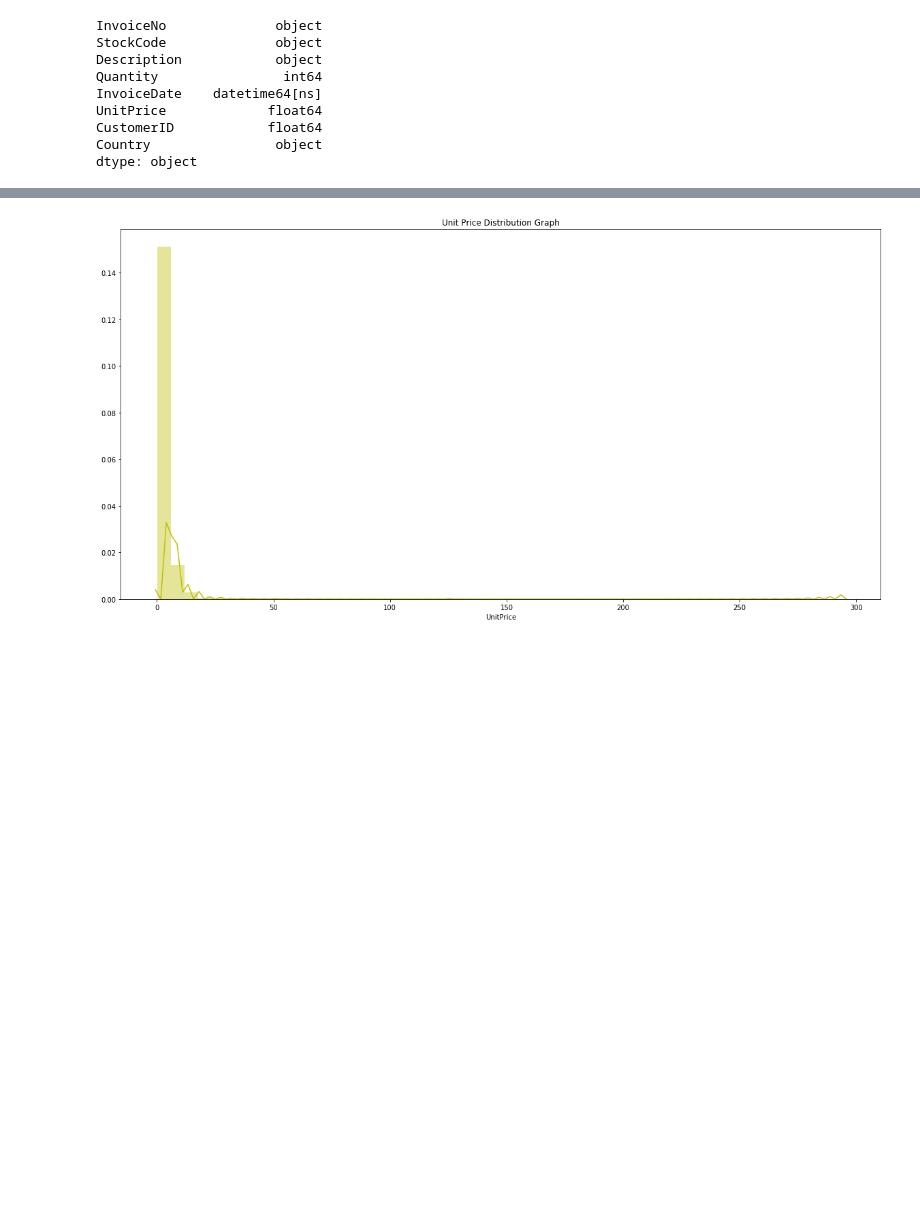
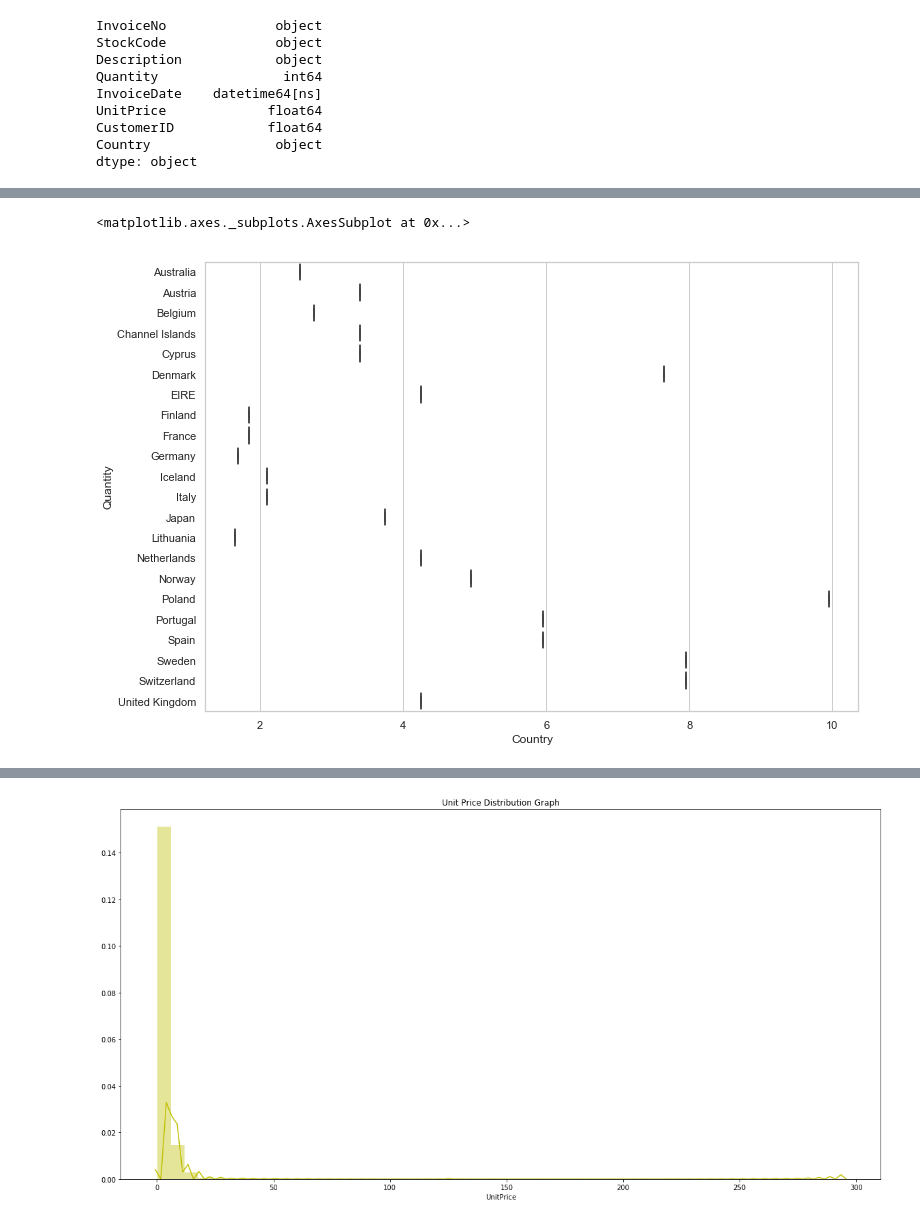
Before and after one commit to RitRa/Programming-Project-Dec-2018, a Jupyter notebook: Online Retail Data - Project 2018.ipynb, the cells around one changed output, grey strips where cells are left out. Saved outputs shown, nothing was run; the diff lists cells and outputs as text; code cells hidden in the pictures; blank space fills up the shorter version.

```diff
--- a/Online Retail Data - Project 2018.ipynb
+++ b/Online Retail Data - Project 2018.ipynb
@@ -207,3 +258,16 @@ array([' 4 PURPLE FLOCK DINNER CANDLES', ' OVAL WALL MIRROR DIAMANTE ',
+# %%
+import seaborn as sns
+import matplotlib.pyplot as plt
+
+plot = sns.boxplot(x="Country", y="Quantity", data=df)
+
+# increasing font size
+plt.title(title, fontsize=26)
+# Show the plot
+plot
+# %% [output]
+<matplotlib.axes._subplots.AxesSubplot at 0x...>
+[figure, added]
 # %%
 %matplotlib inline
 plt.figure(figsize=(26, 10))
```
Also changed, not shown: parts of 18 cells of this notebook, 2 other files.
